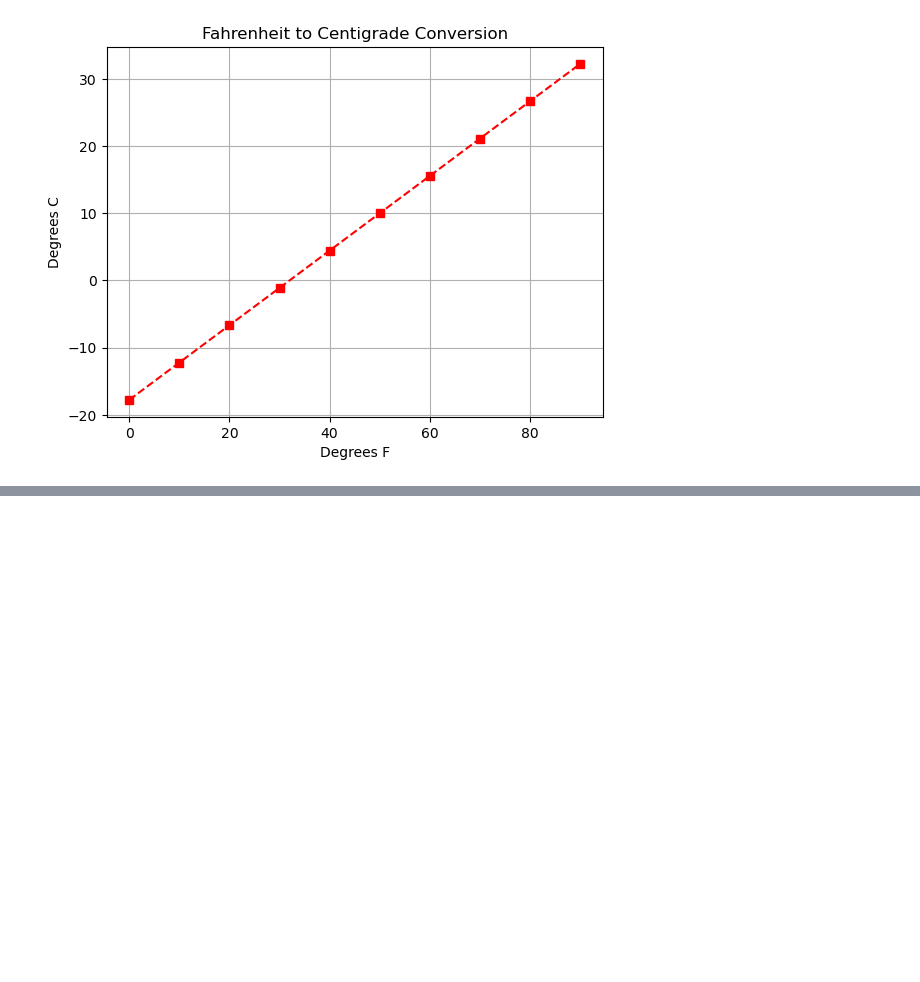
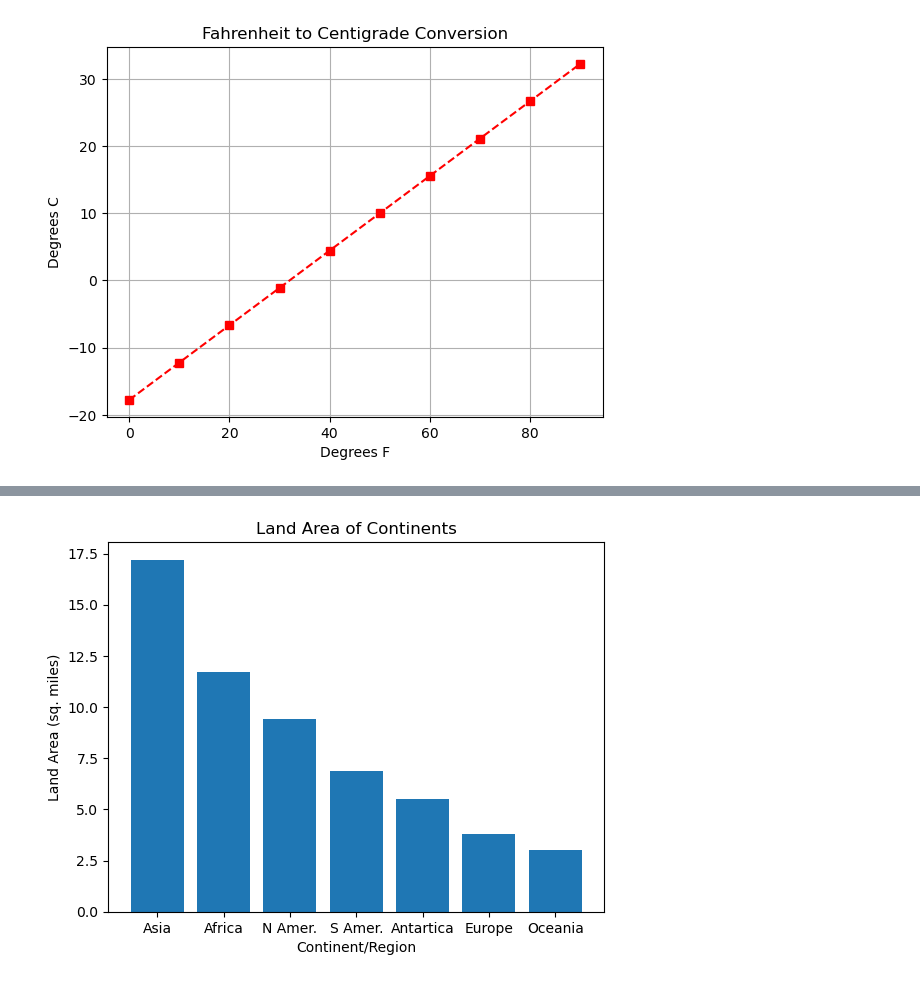
Before and after one commit to guyfrancis/dat1001, a Jupyter notebook: Matplotlib_Part_1.ipynb, the cells around one changed output, grey strips where cells are left out. Drawn from its saved outputs; the diff is of its cells as text; code cells hidden in the pictures; blank space fills up the shorter version.

Commit message:
Bar charts added to Matplotlib_Part_1 notebook

```diff
--- a/Matplotlib_Part_1.ipynb
+++ b/Matplotlib_Part_1.ipynb
@@ -158,0 +176,11 @@ plt.show()
+# %%
+# Example bar chart
+x = ['Asia', 'Africa', 'N Amer.', 'S Amer.', 'Antartica', 'Europe','Oceania']
+y = [17.2, 11.7, 9.4, 6.9, 5.5, 3.8, 3.0]
+plt.bar(x, y)
+plt.title("Land Area of Continents")
+plt.xlabel("Continent/Region")
+plt.ylabel("Land Area (sq. miles)")
+plt.show()
+# %% [output]
+[figure, added]
```
Also changed, not shown: parts of 8 cells of this notebook.
